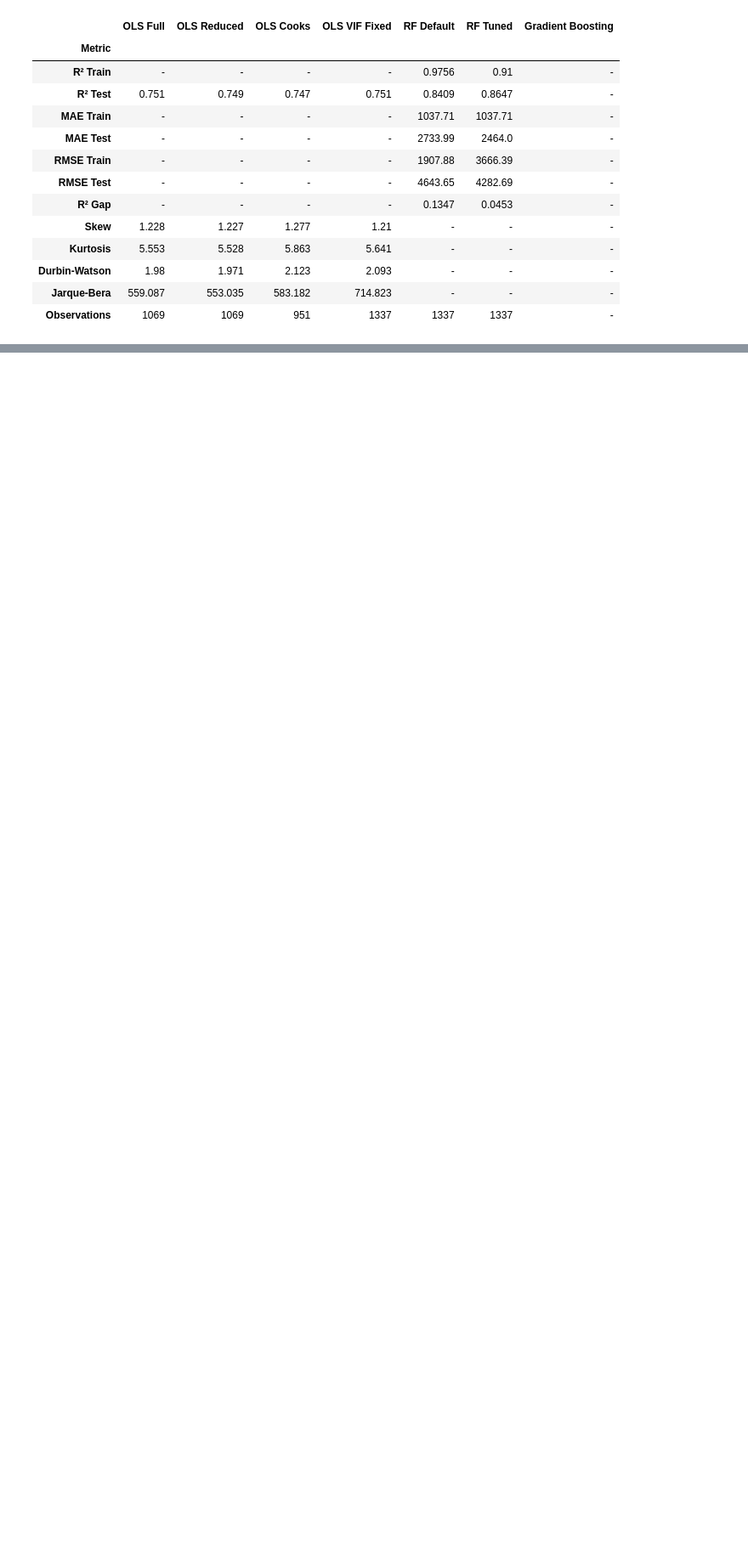
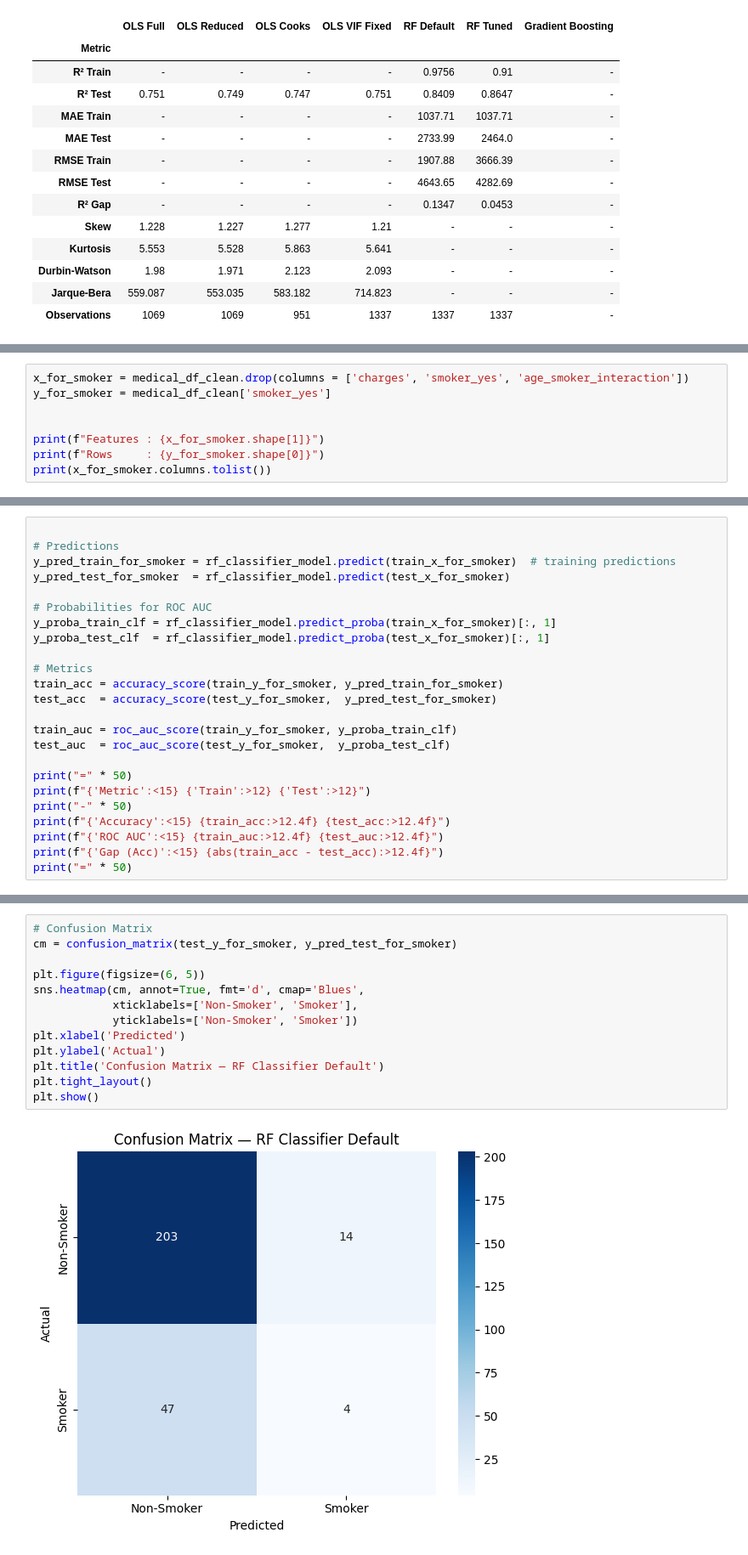
Before and after one commit to aparna-2001/medical-insurance-charges-ML-model-2021-2025, a Jupyter notebook: Random_forest.ipynb, the cells around one changed output, grey strips where cells are left out. Shown at 85% size. Cells and saved outputs as stored; diff of their text form; blank space fills up the shorter version.

Commit message:
random forest analysis using with and without charges, model validation using ROC AUC, confusion matrix

```diff
--- a/Random_forest.ipynb
+++ b/Random_forest.ipynb
@@ -260,0 +268,8 @@ comparison_table
+# %%
+x_for_smoker = medical_df_clean.drop(columns = ['charges', 'smoker_yes', 'age_smoker_interaction'])
+y_for_smoker = medical_df_clean['smoker_yes']
+
+
+print(f"Features : {x_for_smoker.shape[1]}")
+print(f"Rows     : {y_for_smoker.shape[0]}")
+print(x_for_smoker.columns.tolist())
@@ -260,0 +312,24 @@ comparison_table
+# %%
+
+# Predictions
+y_pred_train_for_smoker = rf_classifier_model.predict(train_x_for_smoker)  # training predictions
+y_pred_test_for_smoker  = rf_classifier_model.predict(test_x_for_smoker)
+
+# Probabilities for ROC AUC
+y_proba_train_clf = rf_classifier_model.predict_proba(train_x_for_smoker)[:, 1]
+y_proba_test_clf  = rf_classifier_model.predict_proba(test_x_for_smoker)[:, 1]
+
+# Metrics
+train_acc = accuracy_score(train_y_for_smoker, y_pred_train_for_smoker)
+test_acc  = accuracy_score(test_y_for_smoker,  y_pred_test_for_smoker)
+
+train_auc = roc_auc_score(train_y_for_smoker, y_proba_train_clf)
+test_auc  = roc_auc_score(test_y_for_smoker,  y_proba_test_clf)
+
+print("=" * 50)
+print(f"{'Metric':<15} {'Train':>12} {'Test':>12}")
+print("-" * 50)
+print(f"{'Accuracy':<15} {train_acc:>12.4f} {test_acc:>12.4f}")
+print(f"{'ROC AUC':<15} {train_auc:>12.4f} {test_auc:>12.4f}")
+print(f"{'Gap (Acc)':<15} {abs(train_acc - test_acc):>12.4f}")
+print("=" * 50)
@@ -260,0 +361,15 @@ comparison_table
+# %%
+# Confusion Matrix
+cm = confusion_matrix(test_y_for_smoker, y_pred_test_for_smoker)
+
+plt.figure(figsize=(6, 5))
+sns.heatmap(cm, annot=True, fmt='d', cmap='Blues',
+            xticklabels=['Non-Smoker', 'Smoker'],
+            yticklabels=['Non-Smoker', 'Smoker'])
+plt.xlabel('Predicted')
+plt.ylabel('Actual')
+plt.title('Confusion Matrix — RF Classifier Default')
+plt.tight_layout()
+plt.show()
+# %% [output]
+[figure, added]
```
Also changed, not shown: parts of 28 cells of this notebook.
